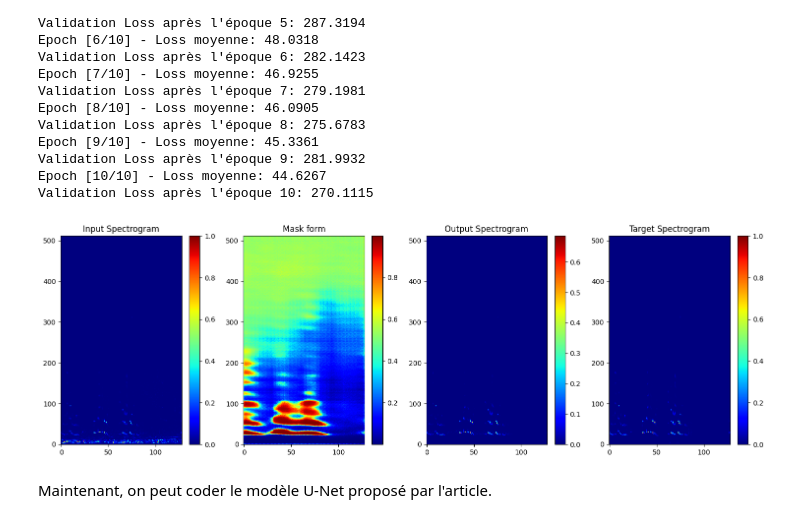
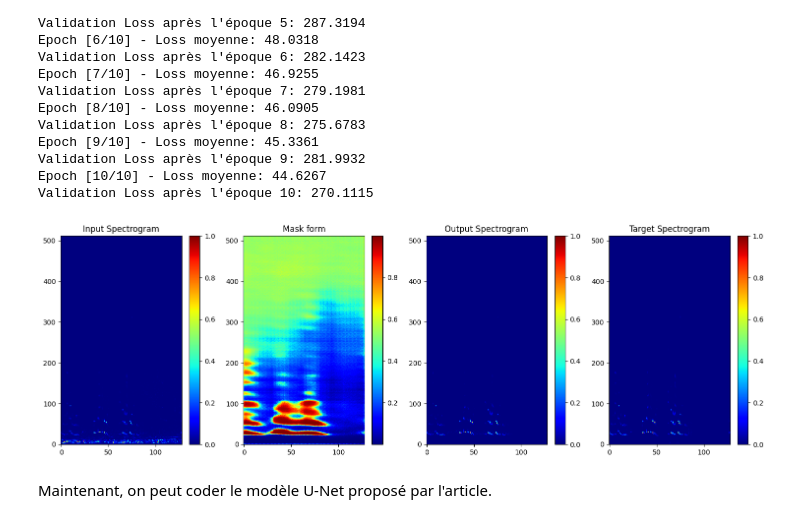
Before and after one commit to romainpujol/deep_learning_signal, a Jupyter notebook: source_separation.ipynb, the cells around one changed output. Drawn from its saved outputs; the diff is of its cells as text; code cells hidden in the pictures.

```diff
--- a/source_separation.ipynb
+++ b/source_separation.ipynb
@@ -401,35 +401,37 @@ mask = output.squeeze().cpu().numpy()
 #maintenant, on peut multiplier le mask avec l'input
 
 target_voice = 'test/0002/voice.wav'
 fe,data = scipy.io.wavfile.read(target_voice)
 target_spectrogram = to_spectrogram(data,fe)
 
+output_spectrogram = mask*input_spectrogram
+output_spectrogram = (output_spectrogram-np.min(output_spectrogram))/(np.max(output_spectrogram)-np.min(output_spectrogram))
 plt.figure(figsize=(15, 5))
 
 plt.subplot(1, 4, 1)
 plt.imshow(input_spectrogram, aspect='auto', origin='lower', cmap='jet', interpolation='none')
 plt.title('Input Spectrogram')
 plt.colorbar()
 
 plt.subplot(1, 4, 2)
 plt.imshow(mask, aspect='auto', origin='lower', cmap='jet', interpolation='none')
 plt.title('Mask form')
 plt.colorbar()
 
 plt.subplot(1, 4, 3)
-plt.imshow(mask*input_spectrogram, aspect='auto', origin='lower', cmap='jet', interpolation='none')
+plt.imshow(output_spectrogram, aspect='auto', origin='lower', cmap='jet', interpolation='none')
 plt.title('Output Spectrogram')
 plt.colorbar()
 
 plt.subplot(1, 4, 4)
 plt.imshow(target_spectrogram, aspect='auto', origin='lower', cmap='jet', interpolation='none')
 plt.title('Target Spectrogram')
 plt.colorbar()
 
 plt.tight_layout()
 plt.show()
 # %% [output]
-[figure, old version]
+[figure, new version]
 # %% [markdown]
 Maintenant, on peut coder le modèle U-Net proposé par l'article.
 # %%
```
Also changed, not shown: parts of 1 cell of this notebook.
